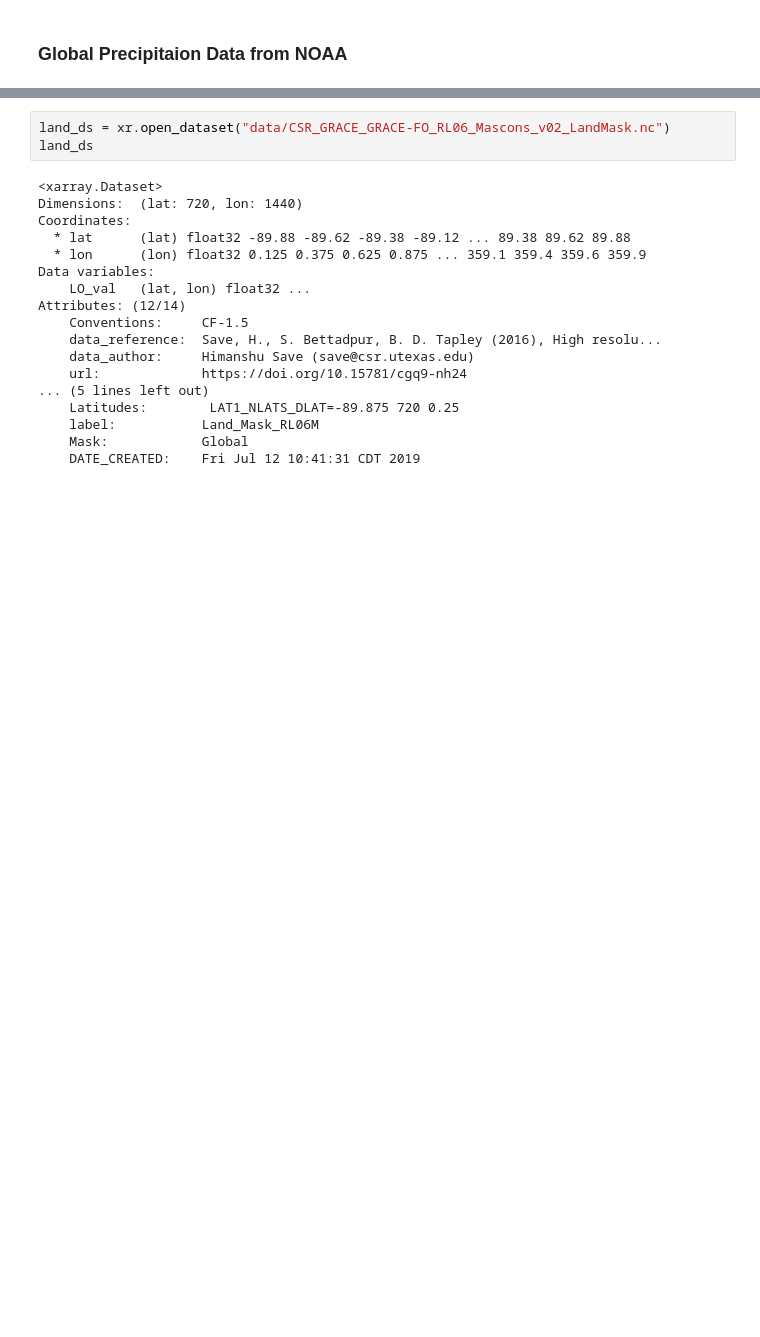
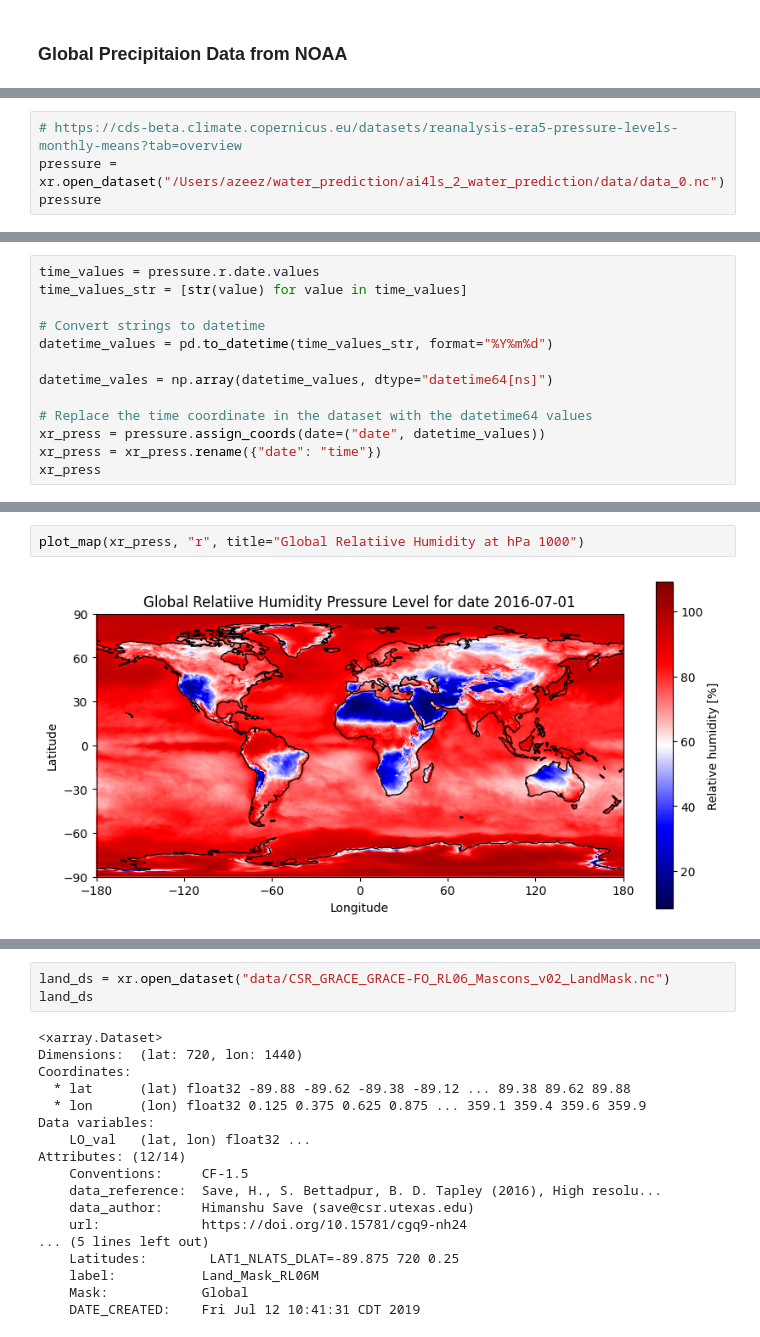
Before and after one commit to Ainard09/ai4ls_2_water_prediction, a Jupyter notebook: Task_2/CSR_GRACE.ipynb, the cells around one changed output, grey strips where cells are left out. Saved outputs shown, nothing was run; the diff lists cells and outputs as text; blank space fills up the shorter version.

```diff
--- a/Task_2/CSR_GRACE.ipynb
+++ b/Task_2/CSR_GRACE.ipynb
@@ -532,0 +573,4 @@ Attributes:
+# %%
+# https://cds-beta.climate.copernicus.eu/datasets/reanalysis-era5-pressure-levels-monthly-means?tab=overview
+pressure = xr.open_dataset("/Users/azeez/water_prediction/ai4ls_2_water_prediction/data/data_0.nc")
+pressure
@@ -580,0 +606,13 @@ df_prep
+# %%
+time_values = pressure.r.date.values
+time_values_str = [str(value) for value in time_values]
+
+# Convert strings to datetime
+datetime_values = pd.to_datetime(time_values_str, format="%Y%m%d")
+
+datetime_vales = np.array(datetime_values, dtype="datetime64[ns]")
+
+# Replace the time coordinate in the dataset with the datetime64 values
+xr_press = pressure.assign_coords(date=("date", datetime_values))
+xr_press = xr_press.rename({"date": "time"})
+xr_press
@@ -580,0 +640,4 @@ df_prep
+# %%
+plot_map(xr_press, "r", title="Global Relatiive Humidity at hPa 1000")
+# %% [output]
+[figure, added]
```
Also changed, not shown: parts of 45 cells of this notebook.
